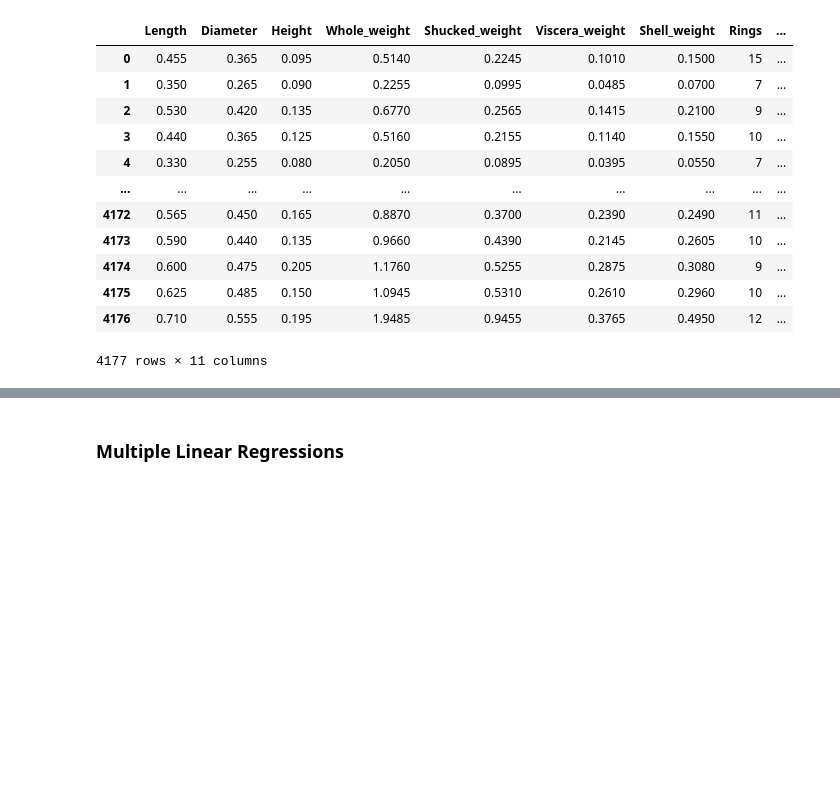
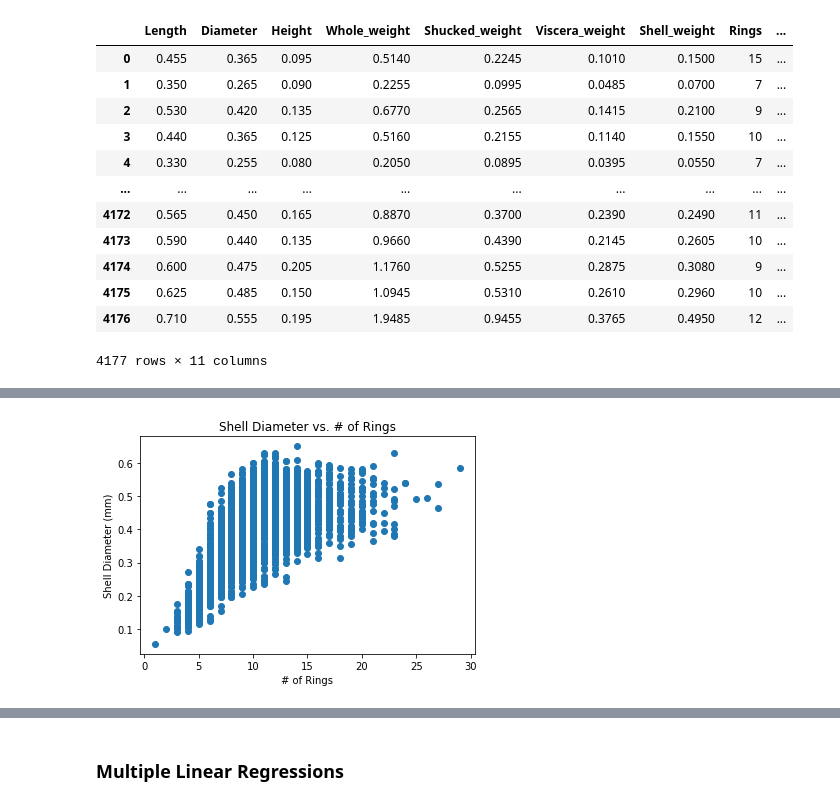
Before and after one commit to d0rtilla/AbaloneAgePredictionProject, a Jupyter notebook: Abalone_Age_Prediction.ipynb, the cells around one changed output, grey strips where cells are left out. Saved outputs shown, nothing was run; the diff lists cells and outputs as text; code cells hidden in the pictures; blank space fills up the shorter version.

```diff
--- a/Abalone_Age_Prediction.ipynb
+++ b/Abalone_Age_Prediction.ipynb
@@ -197,0 +138,11 @@ plt.show()
+# %%
+# Graph the distribution of Diameters
+diameter = df["Diameter"]
+
+plt.scatter(x, diameter)
+plt.title("Shell Diameter vs. # of Rings")
+plt.xlabel("# of Rings")
+plt.ylabel("Shell Diameter (mm)")
+plt.show()
+# %% [output]
+[figure, added]
```
Also changed, not shown: parts of 23 cells of this notebook.
